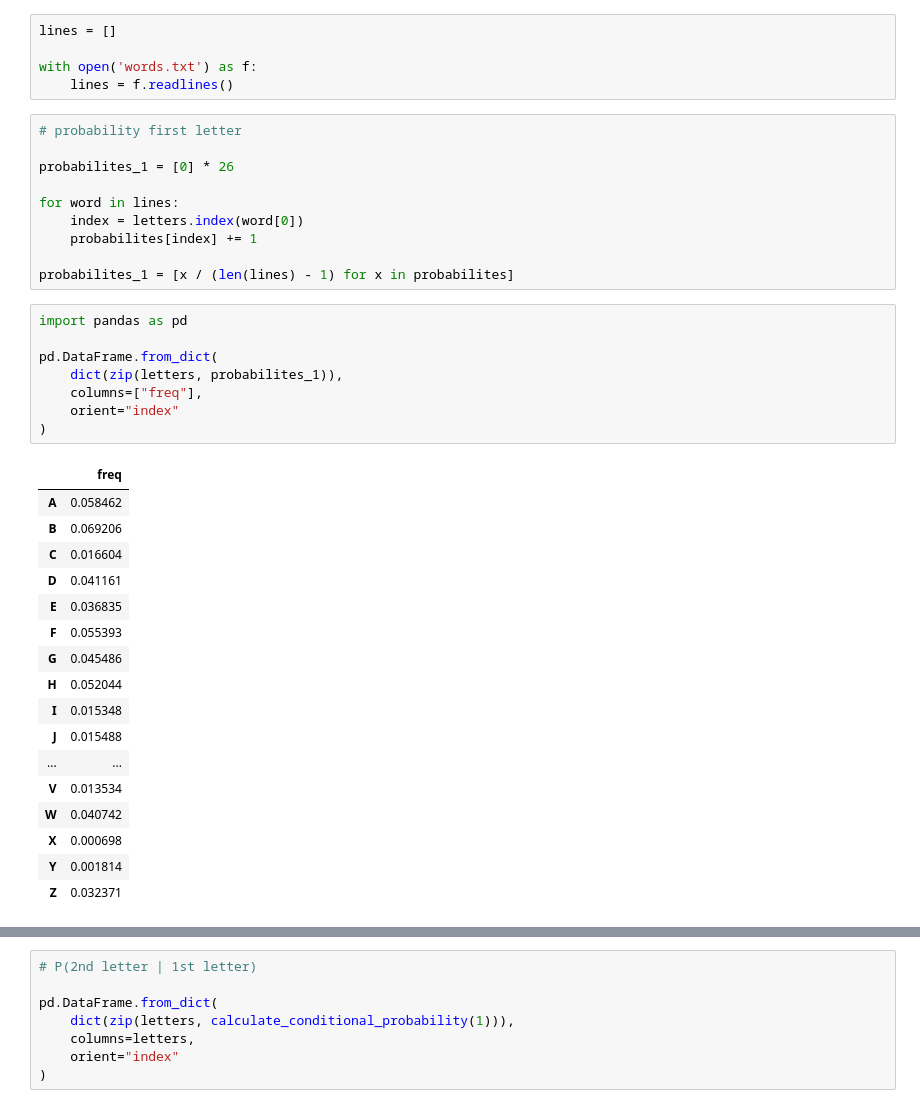
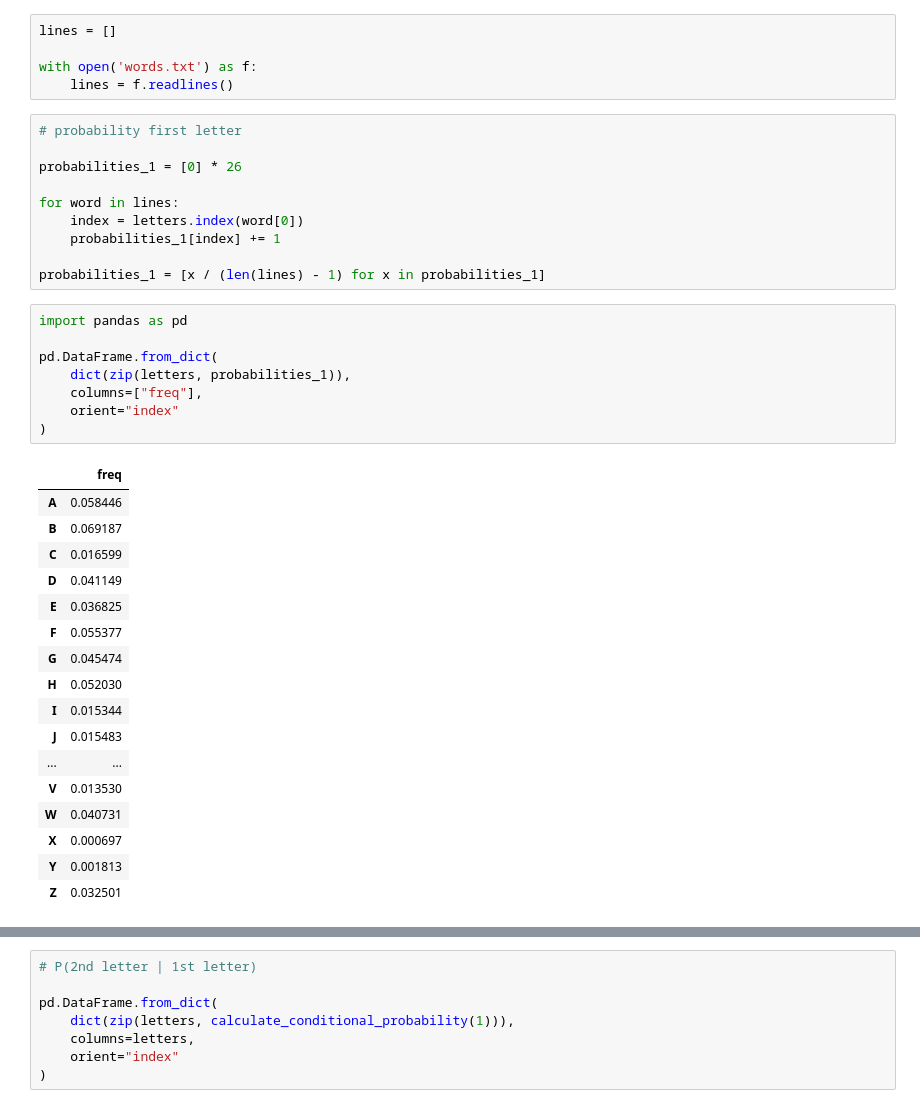
Before and after one commit to drahenprofi/BayesianWordle, a Jupyter notebook: BayesianNetworkSimple.ipynb, the cells around one changed output, grey strips where cells are left out. Drawn from its saved outputs; the diff is of its cells as text.

```diff
--- a/BayesianNetworkSimple.ipynb
+++ b/BayesianNetworkSimple.ipynb
@@ -16,39 +16,39 @@ with open('words.txt') as f:
 # %%
 # probability first letter
 
-probabilites_1 = [0] * 26
+probabilities_1 = [0] * 26
 
 for word in lines:
     index = letters.index(word[0])
-    probabilites[index] += 1
+    probabilities_1[index] += 1
 
-probabilites_1 = [x / (len(lines) - 1) for x in probabilites]
+probabilities_1 = [x / (len(lines) - 1) for x in probabilities_1]
 # %%
 import pandas as pd
 
 pd.DataFrame.from_dict(
-    dict(zip(letters, probabilites_1)),
+    dict(zip(letters, probabilities_1)),
     columns=["freq"],
     orient="index"
 )
 # %% [output]
 |  | freq |
-| A | 0.058462 |
-| B | 0.069206 |
-| C | 0.016604 |
-| D | 0.041161 |
-| E | 0.036835 |
-| F | 0.055393 |
-| G | 0.045486 |
-| H | 0.052044 |
-| I | 0.015348 |
-| J | 0.015488 |
+| A | 0.058446 |
+| B | 0.069187 |
+| C | 0.016599 |
+| D | 0.041149 |
+| E | 0.036825 |
+| F | 0.055377 |
+| G | 0.045474 |
+| H | 0.052030 |
+| I | 0.015344 |
+| J | 0.015483 |
 | ... | ... |
-| V | 0.013534 |
-| W | 0.040742 |
-| X | 0.000698 |
-| Y | 0.001814 |
-| Z | 0.032371 |
+| V | 0.013530 |
+| W | 0.040731 |
+| X | 0.000697 |
+| Y | 0.001813 |
+| Z | 0.032501 |
 # %%
 def calculate_conditional_probability(letter_index):
 
```
Also changed, not shown: parts of 10 cells of this notebook.
